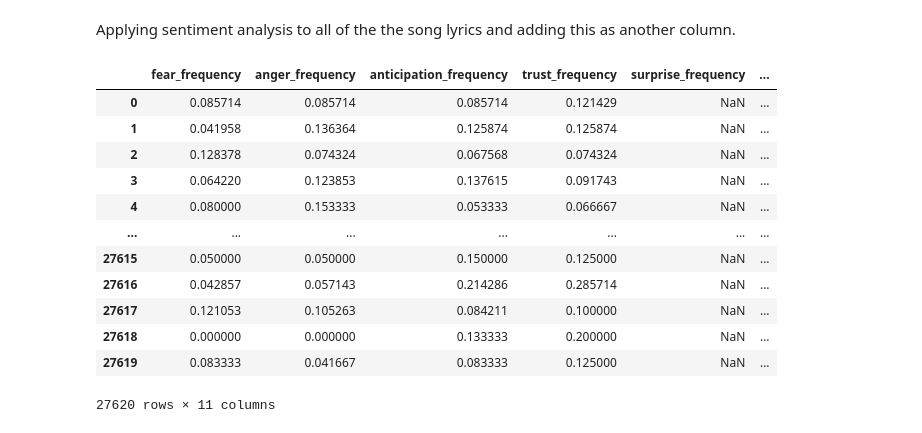
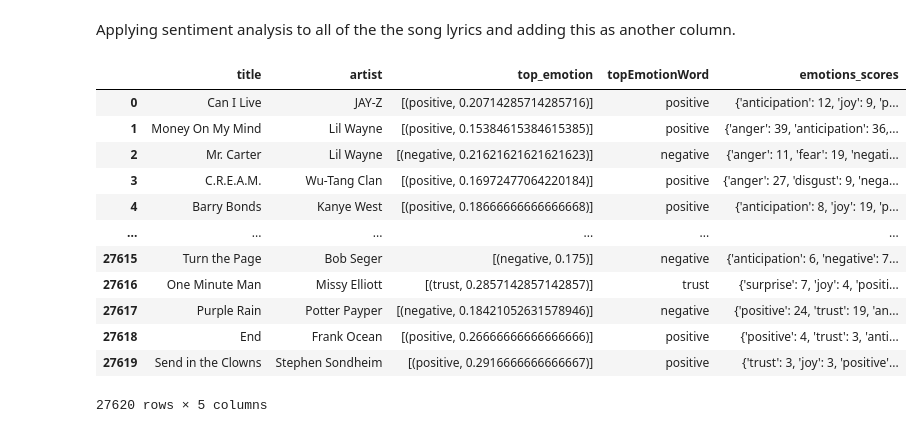
Before and after one commit to NataliaP14/music-genre-trends, a Jupyter notebook: notebooks/1_lyrical_sentiment.ipynb, the cells around one changed output. Cells and saved outputs as stored; diff of their text form; code cells hidden in the pictures.

```diff
--- a/notebooks/1_lyrical_sentiment.ipynb
+++ b/notebooks/1_lyrical_sentiment.ipynb
@@ -46,27 +39,0 @@ songs_final['emotion_scores'] = songs_final['lyrics'].apply(lambda x: NRCLex(x).
-# %%
-frequencies['fear_frequency'] = songs_final['emotion_scores'].apply(lambda x: x.get('fear', 0))
-frequencies['anger_frequency'] = songs_final['emotion_scores'].apply(lambda x: x.get('anger', 0))
-frequencies['anticipation_frequency'] = songs_final['emotion_scores'].apply(lambda x: x.get('anticipation', 0))
-frequencies['trust_frequency'] = songs_final['emotion_scores'].apply(lambda x: x.get('trust', 0))
-frequencies['suprise_frequency'] = songs_final['emotion_scores'].apply(lambda x: x.get('surprise', 0))
-frequencies['positive_frequency'] = songs_final['emotion_scores'].apply(lambda x: x.get('positive', 0))
-frequencies['negative_frequency'] = songs_final['emotion_scores'].apply(lambda x: x.get('negative', 0))
-frequencies['sadness_frequency'] = songs_final['emotion_scores'].apply(lambda x: x.get('sadness', 0))
-frequencies['disgust_frequency'] = songs_final['emotion_scores'].apply(lambda x: x.get('disgust', 0))
-frequencies['joy_frequency'] = songs_final['emotion_scores'].apply(lambda x: x.get('joy', 0))
-
-frequencies
-# %% [output]
-|  | fear_frequency | anger_frequency | anticipation_frequency | trust_frequency | surprise_frequency | ... |
-| 0 | 0.085714 | 0.085714 | 0.085714 | 0.121429 | NaN | ... |
-| 1 | 0.041958 | 0.136364 | 0.125874 | 0.125874 | NaN | ... |
-| 2 | 0.128378 | 0.074324 | 0.067568 | 0.074324 | NaN | ... |
-| 3 | 0.064220 | 0.123853 | 0.137615 | 0.091743 | NaN | ... |
-| 4 | 0.080000 | 0.153333 | 0.053333 | 0.066667 | NaN | ... |
-| ... | ... | ... | ... | ... | ... | ... |
-| 27615 | 0.050000 | 0.050000 | 0.150000 | 0.125000 | NaN | ... |
-| 27616 | 0.042857 | 0.057143 | 0.214286 | 0.285714 | NaN | ... |
-| 27617 | 0.121053 | 0.105263 | 0.084211 | 0.100000 | NaN | ... |
-| 27618 | 0.000000 | 0.000000 | 0.133333 | 0.200000 | NaN | ... |
-| 27619 | 0.083333 | 0.041667 | 0.083333 | 0.125000 | NaN | ... |
-27620 rows × 11 columns
@@ -73,3 +44,20 @@ frequencies
+# %%
+songs_no_lyrics=songs_final.drop(['lyrics','emotions'],axis=1)
+songs_no_lyrics
+# %% [output]
+|  | title | artist | top_emotion | topEmotionWord | emotions_scores |
+| 0 | Can I Live | JAY-Z | [(positive, 0.20714285714285716)] | positive | {'anticipation': 12, 'joy': 9, 'p... |
+| 1 | Money On My Mind | Lil Wayne | [(positive, 0.15384615384615385)] | positive | {'anger': 39, 'anticipation': 36,... |
+| 2 | Mr. Carter | Lil Wayne | [(negative, 0.21621621621621623)] | negative | {'anger': 11, 'fear': 19, 'negati... |
+| 3 | C.R.E.A.M. | Wu-Tang Clan | [(positive, 0.16972477064220184)] | positive | {'anger': 27, 'disgust': 9, 'nega... |
+| 4 | Barry Bonds | Kanye West | [(positive, 0.18666666666666668)] | positive | {'anticipation': 8, 'joy': 19, 'p... |
+| ... | ... | ... | ... | ... | ... |
+| 27615 | Turn the Page | Bob Seger | [(negative, 0.175)] | negative | {'anticipation': 6, 'negative': 7... |
+| 27616 | One Minute Man | Missy Elliott | [(trust, 0.2857142857142857)] | trust | {'surprise': 7, 'joy': 4, 'positi... |
+| 27617 | Purple Rain | Potter Payper | [(negative, 0.18421052631578946)] | negative | {'positive': 24, 'trust': 19, 'an... |
+| 27618 | End | Frank Ocean | [(positive, 0.26666666666666666)] | positive | {'positive': 4, 'trust': 3, 'anti... |
+| 27619 | Send in the Clowns | Stephen Sondheim | [(positive, 0.2916666666666667)] | positive | {'trust': 3, 'joy': 3, 'positive'... |
+27620 rows × 5 columns
 # %%
 import numpy as np
 
```
Also changed, not shown: parts of 6 cells of this notebook.
